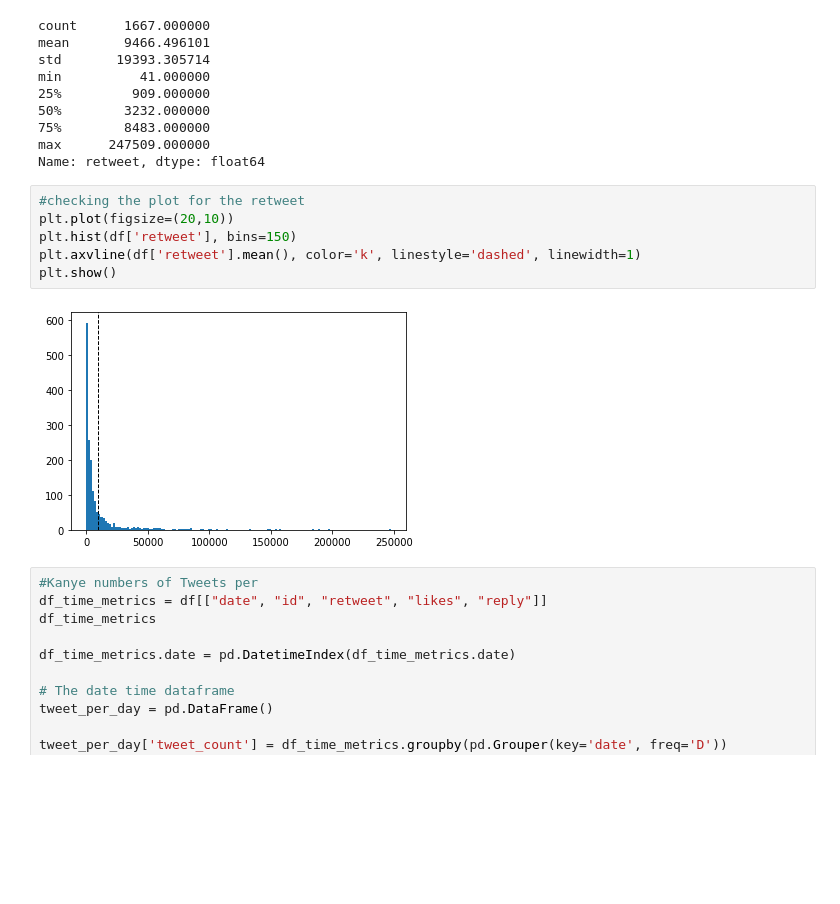
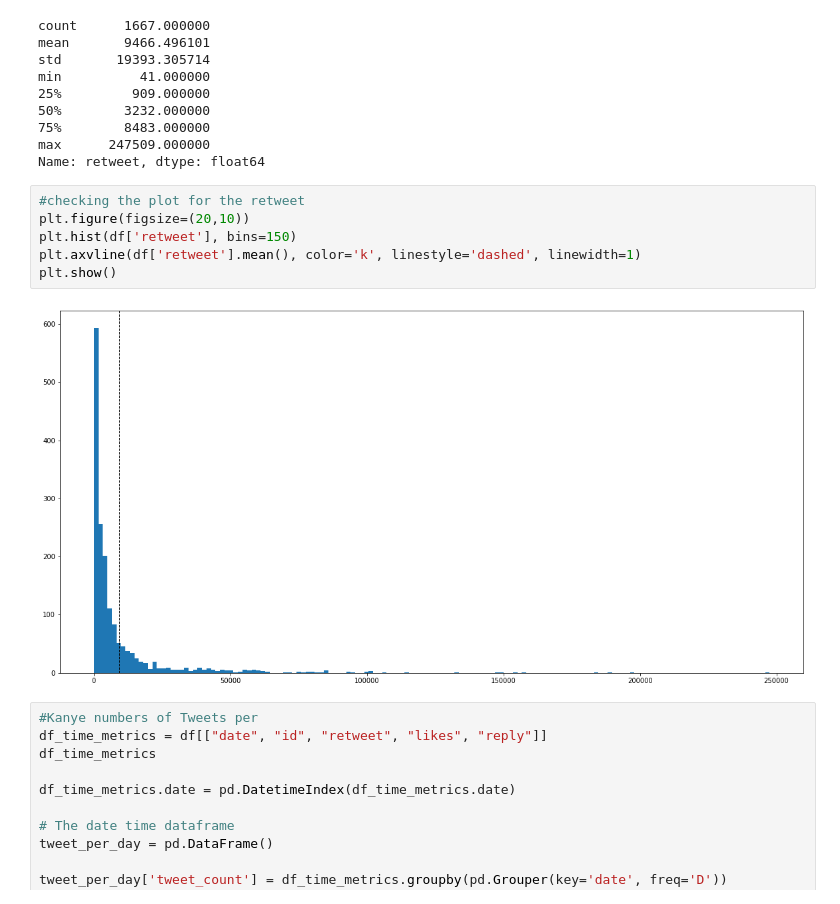
Before and after one commit to 2na3k/kanye-eda, a Jupyter notebook: kanye-eda.ipynb, the cells around one changed output. Saved outputs shown, nothing was run; the diff lists cells and outputs as text; blank space fills up the shorter version.

```diff
--- a/kanye-eda.ipynb
+++ b/kanye-eda.ipynb
@@ -148,12 +148,12 @@ max      247509.000000
 Name: retweet, dtype: float64
 # %%
 #checking the plot for the retweet
-plt.plot(figsize=(20,10))
+plt.figure(figsize=(20,10))
 plt.hist(df['retweet'], bins=150)
 plt.axvline(df['retweet'].mean(), color='k', linestyle='dashed', linewidth=1)
 plt.show()
 # %% [output]
-[figure, old version]
+[figure, new version]
 # %%
 #Kanye numbers of Tweets per
 df_time_metrics = df[["date", "id", "retweet", "likes", "reply"]]
```
Also changed, not shown: parts of 1 cell of this notebook.
